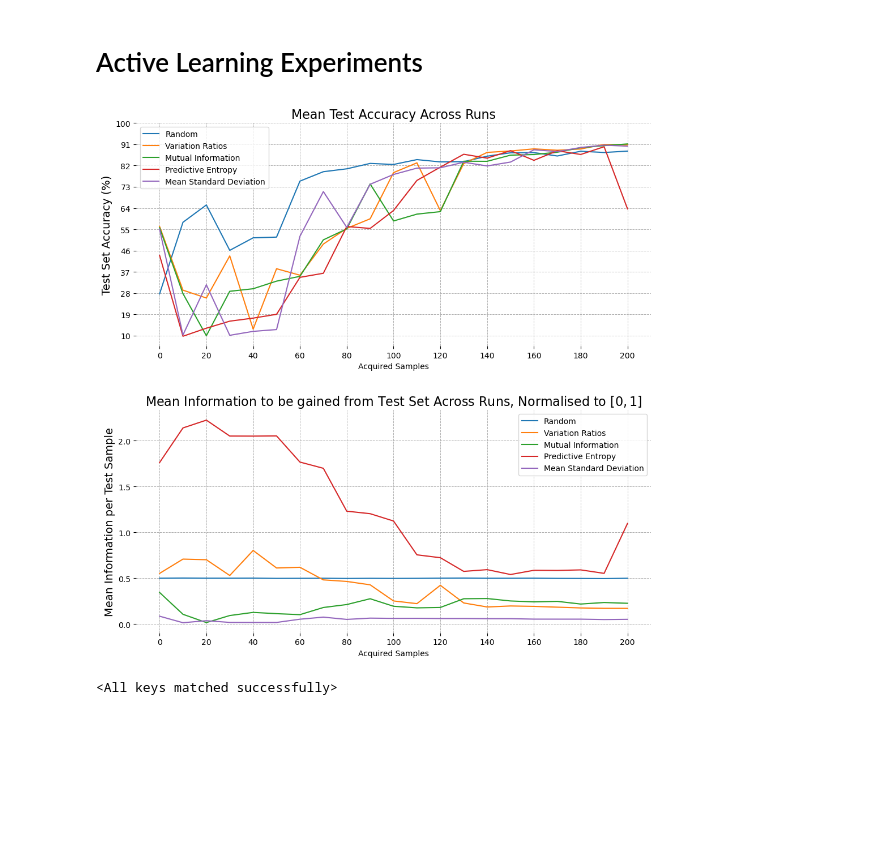
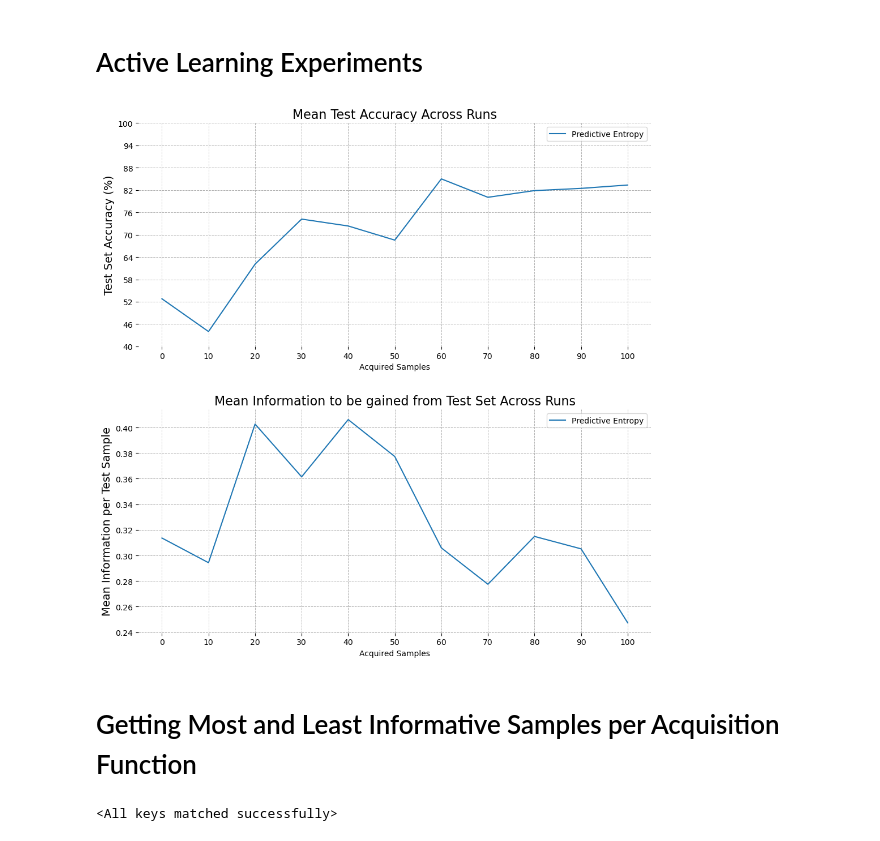
Before and after one commit to pilzpascal/2024s-bsc-practical-work, a Jupyter notebook: Active Learning.ipynb, the cells around one changed output. Drawn from its saved outputs; the diff is of its cells as text; code cells hidden in the pictures; blank space fills up the shorter version.

```diff
--- a/Active Learning.ipynb
+++ b/Active Learning.ipynb
@@ -55,11 +40,13 @@ experiment_results, save_path\
 # %%
-save_path = EXPERIMENT_SAVE_PATH + 'expID-20240908_094005'
+# save_path = EXPERIMENT_SAVE_PATH + 'expID-20240914_171842'
 with open(save_path, 'rb') as handle:
     loaded_experiment_results = pickle.load(handle)
 
-visualise_active_learning_experiments(loaded_experiment_results)
+visualise_experiments(loaded_experiment_results)
 # %% [output]
-[figure, old version]
+[figure, new version]
+# %% [markdown]
+# Getting Most and Least Informative Samples per Acquisition Function
 # %%
 X_train, y_train, X_pool, y_pool, X_val, y_val, X_test, y_test = get_datasets()
 
```
Also changed, not shown: parts of 9 cells of this notebook, 4 other files.
